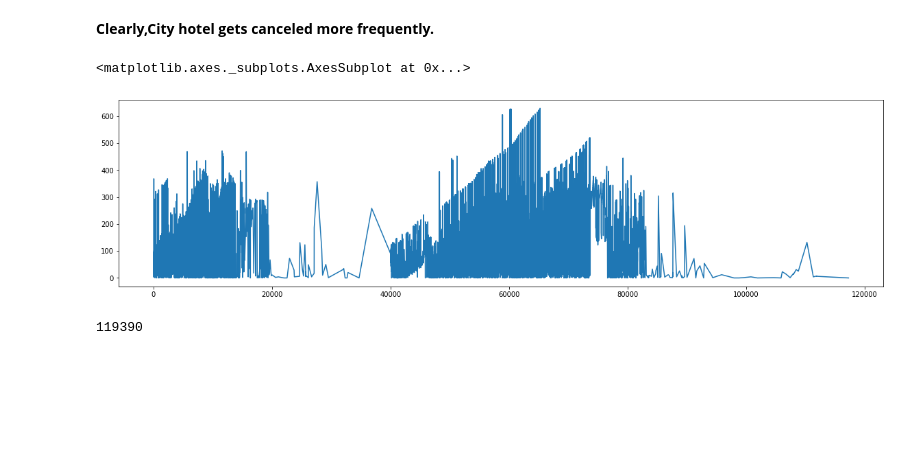
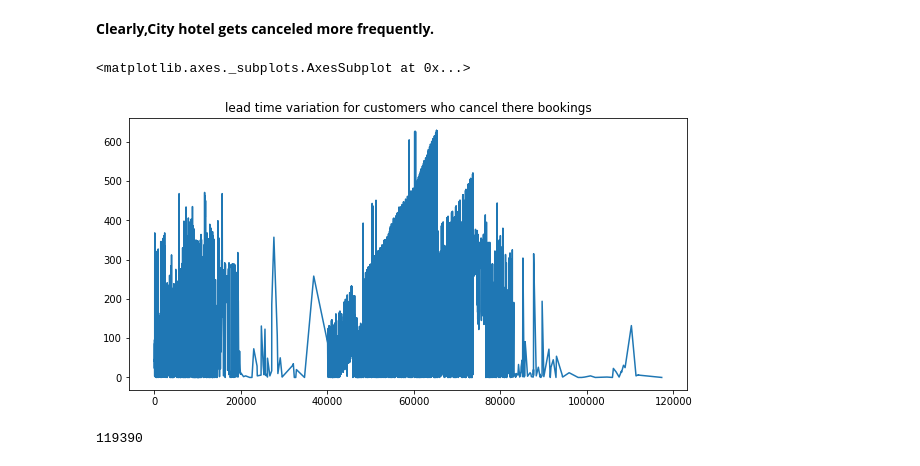
Before and after one commit to dkd99/hotel-booking-analysis, a Jupyter notebook: Hotel_Booking_Analysis_Capstone_Project.ipynb, the cells around one changed output. Drawn from its saved outputs; the diff is of its cells as text; code cells hidden in the pictures; blank space fills up the shorter version.

```diff
--- a/Hotel_Booking_Analysis_Capstone_Project.ipynb
+++ b/Hotel_Booking_Analysis_Capstone_Project.ipynb
@@ -147,6 +178,6 @@ hotel_df[hotel_df['lead_time']==0].shape
 # %% [output]
 (6345, 32)
 # %%
-plt.rcParams["figure.figsize"] = (20,5)
+plt.rcParams["figure.figsize"] = (10,5)
 # %%
 plt.plot(hotel_df['lead_time'])
@@ -195,10 +301,10 @@ hotel_df[(hotel_df['is_canceled']!=0)&(hotel_df['hotel']=='City Hotel')]['is_can
 # %% [markdown]
 **Clearly,City hotel gets canceled more frequently.**
 # %%
-hotel_df[hotel_df['is_canceled']!=0]['lead_time'].plot()
+hotel_df[hotel_df['is_canceled']!=0]['lead_time'].plot(title='lead time variation for customers who cancel there bookings')
 # %% [output]
 <matplotlib.axes._subplots.AxesSubplot at 0x...>
-[figure, old version]
+[figure, new version]
 # %%
 hotel_df['adr'].count()
 # %% [output]
```
Also changed, not shown: parts of 56 cells of this notebook.
